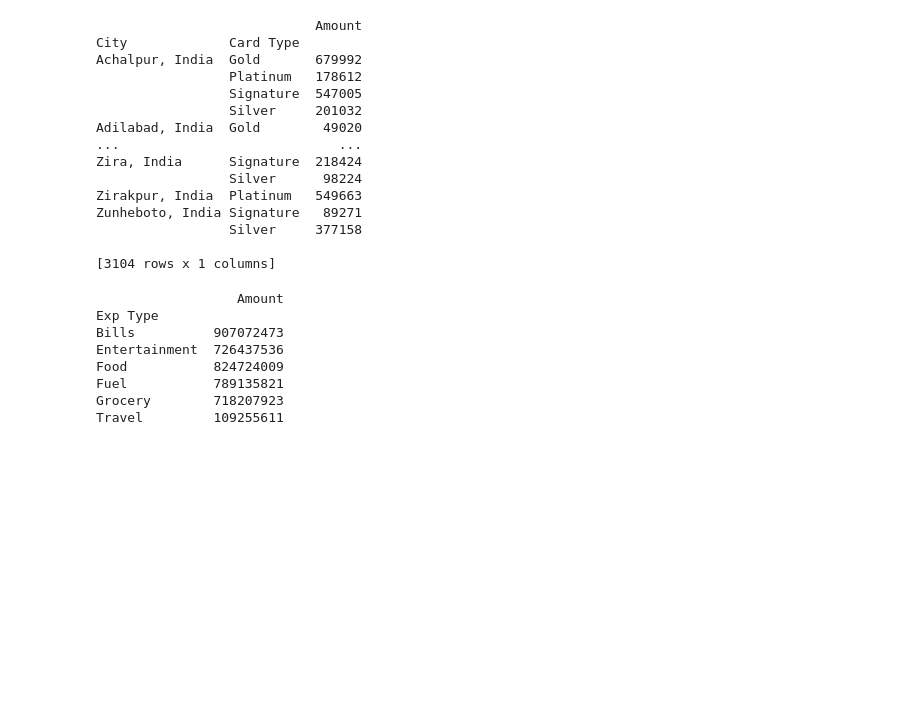
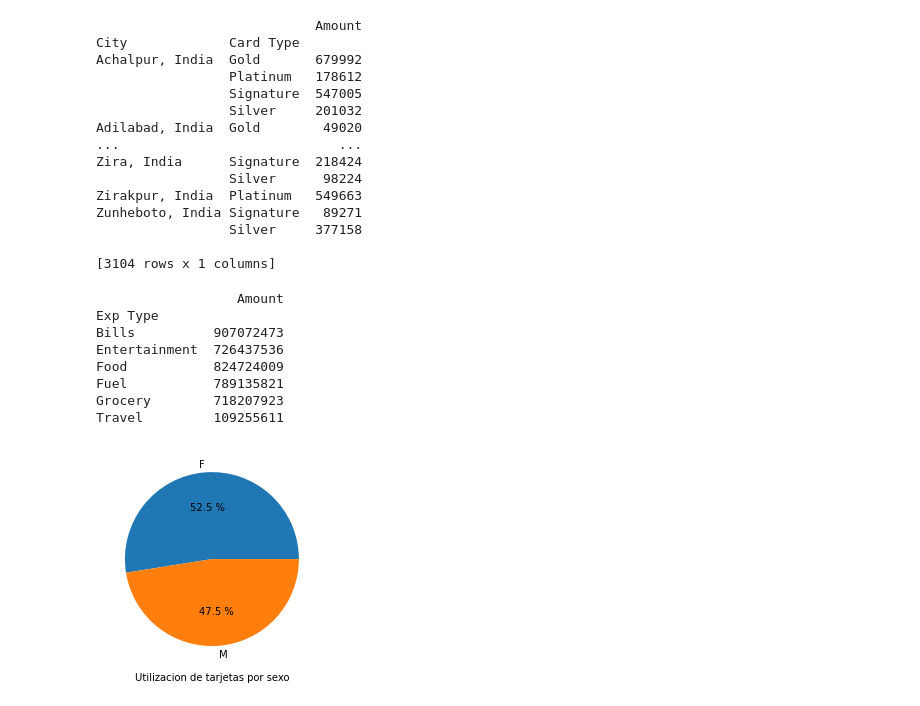
Before and after one commit to Edwin-Joya/Programacion-III, a Jupyter notebook: Clase_presencial.ipynb, the cells around one changed output. Drawn from its saved outputs; the diff is of its cells as text; code cells hidden in the pictures; blank space fills up the shorter version.

```diff
--- a/Clase_presencial.ipynb
+++ b/Clase_presencial.ipynb
@@ -835,3 +902,11 @@ Food           824724009
 Fuel           789135821
 Grocery        718207923
 Travel         109255611
+# %%
+#Utlizacion de tarjetas de credito por sexo grafico
+tabla = pd.crosstab(index=tarjetas["Gender"], columns="fr")
+plt.pie(tabla, labels=tabla.index, autopct="%0.1f %%")
+plt.xlabel("Utilizacion de tarjetas por sexo")
+plt.show()
+# %% [output]
+[figure, added]
```
Also changed, not shown: parts of 8 cells of this notebook.
